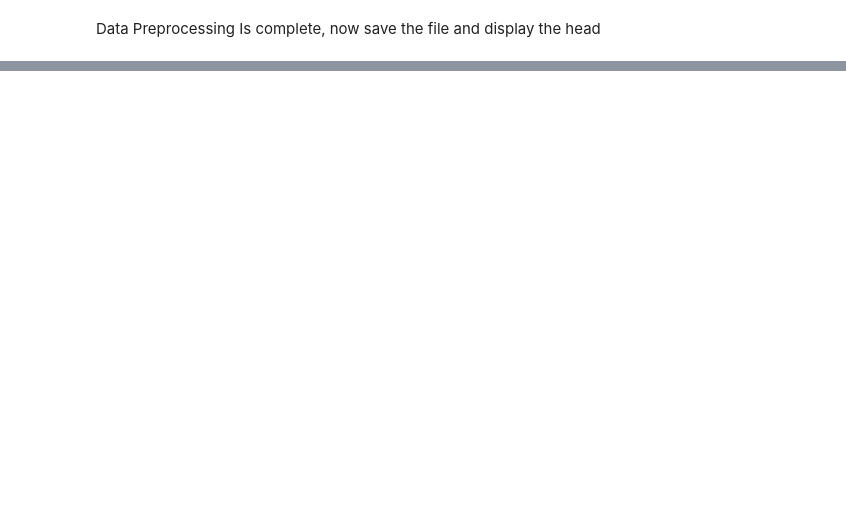
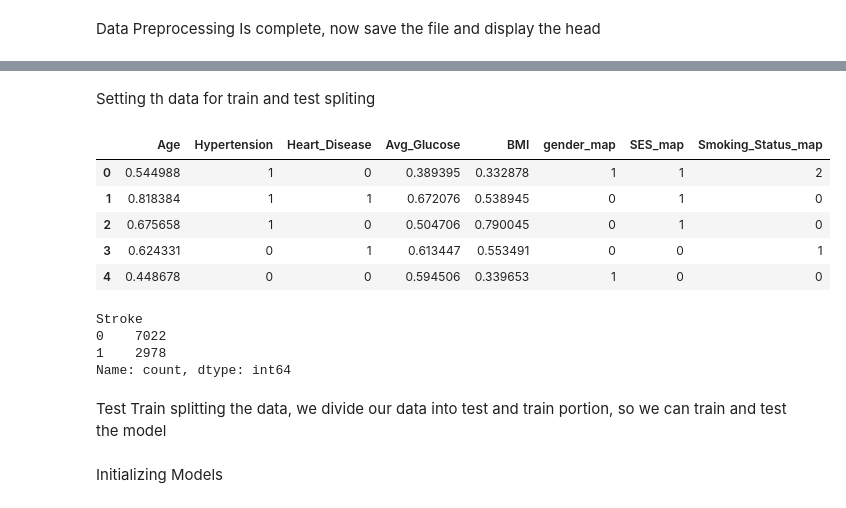
Before and after one commit to Muhammad-Abdul-Basit/Stroke-Prediction-System, a Jupyter notebook: strokeDataPreprocessing.ipynb, the cells around one changed output, grey strips where cells are left out. Cells and saved outputs as stored; diff of their text form; code cells hidden in the pictures; blank space fills up the shorter version.

```diff
--- a/strokeDataPreprocessing.ipynb
+++ b/strokeDataPreprocessing.ipynb
@@ -210,0 +147,22 @@ dataFile.head()
+# %% [markdown]
+Setting th data for train and test spliting
+# %%
+X=dataFile[['Age', 'Hypertension', 'Heart_Disease', 'Avg_Glucose', 'BMI','gender_map', 'SES_map', 'Smoking_Status_map' ]]
+Y=dataFile['Stroke']
+X.head()
+# %% [output]
+|  | Age | Hypertension | Heart_Disease | Avg_Glucose | BMI | gender_map | SES_map | Smoking_Status_map |
+| 0 | 0.544988 | 1 | 0 | 0.389395 | 0.332878 | 1 | 1 | 2 |
+| 1 | 0.818384 | 1 | 1 | 0.672076 | 0.538945 | 0 | 1 | 0 |
+| 2 | 0.675658 | 1 | 0 | 0.504706 | 0.790045 | 0 | 1 | 0 |
+| 3 | 0.624331 | 0 | 1 | 0.613447 | 0.553491 | 0 | 0 | 1 |
+| 4 | 0.448678 | 0 | 0 | 0.594506 | 0.339653 | 1 | 0 | 0 |
+# %%
+dataFile['Stroke'].value_counts()
+# %% [output]
+Stroke
+0    7022
+1    2978
+Name: count, dtype: int64
+# %% [markdown]
+Test Train splitting the data, we divide our data into test and train portion, so we can train and test the model
@@ -210,0 +180,2 @@ dataFile.head()
+# %% [markdown]
+Initializing Models
```
Also changed, not shown: parts of 33 cells of this notebook, 8 other files.
